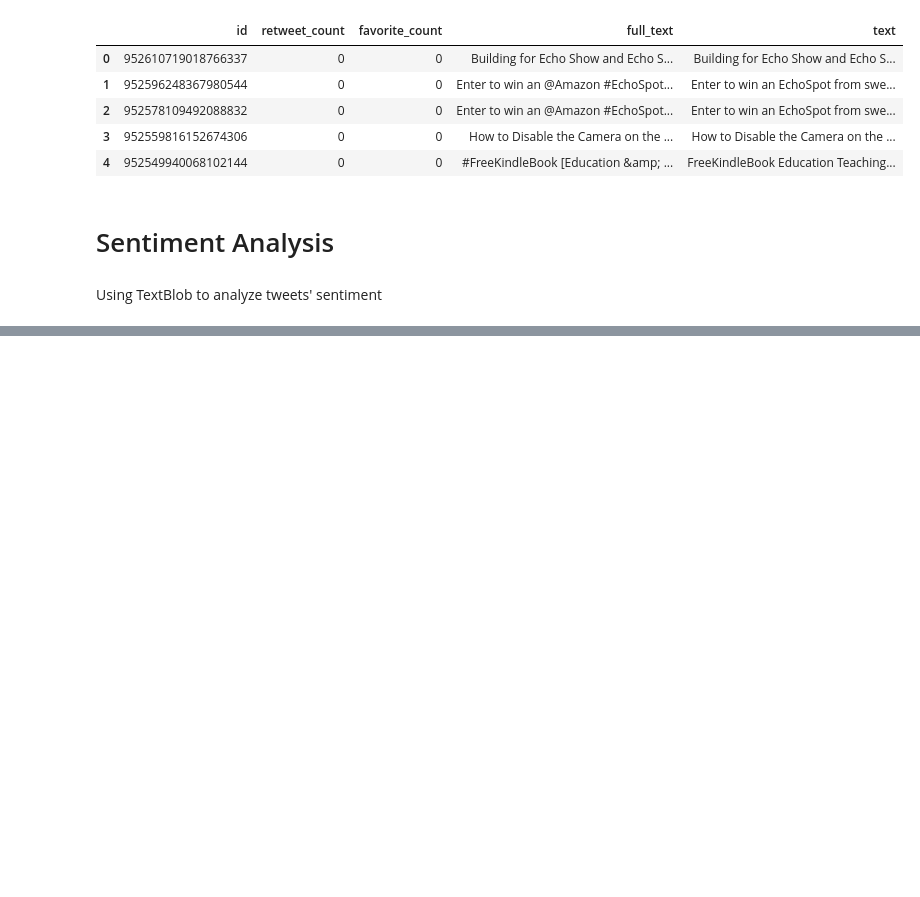
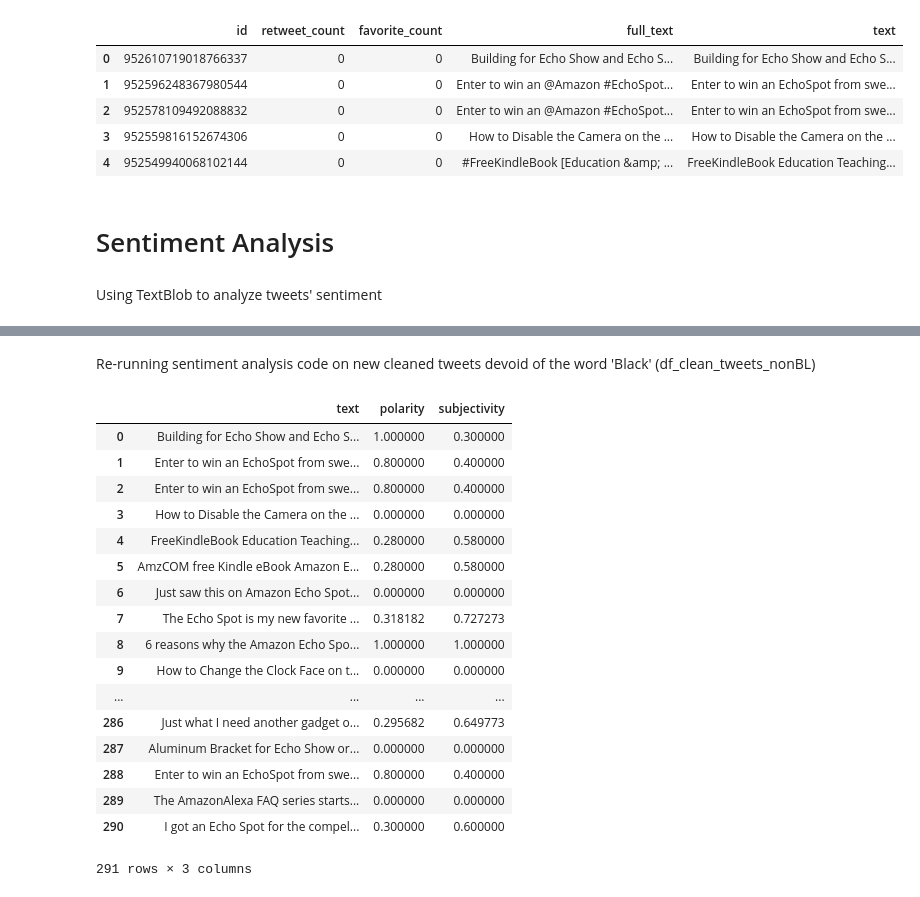
Before and after one commit to varsha-shewale/ActualSubmittedFiles, a Jupyter notebook: EDA_EchoSpot/echo_spot.ipynb, the cells around one changed output, grey strips where cells are left out. Cells and saved outputs as stored; diff of their text form; code cells hidden in the pictures; blank space fills up the shorter version.

```diff
--- a/EDA_EchoSpot/echo_spot.ipynb
+++ b/EDA_EchoSpot/echo_spot.ipynb
@@ -434,5 +239,0 @@ update name as np.NaN for rows that have incorrectly extracted names included he
-# %%
-for index, row in twitter_arc_master_clean.iterrows():
-    if  row['name'] in ['a','the','an','None']:
-        #print row['tweet_id'], row['name'], row['description']
-        twitter_arc_master_clean.loc[index,'name'] = np.NaN
@@ -476,12 +239,0 @@ for index, row in twitter_arc_master_clean.iterrows():
-# %%
-count = 0
-for index, row in twitter_arc_master_clean.iterrows():
-    denom = row['rating_denominator']
-    if pd.notnull(denom) & (denom != 10):
-        count = count + 1
-        print denom, row['rating_numerator'], row['tweet_id'], row['description']
-
-if count==0:
-    print 'All denominators are either NaN or 10.0'
-else:
-    print '%d row(s) has/have denominator that is neither NaN nor 10.' %count
@@ -786,0 +266,24 @@ Based on plot 3, we see that dogs in 'puppo' stage have highest number of mean f
+# %% [markdown]
+Re-running sentiment analysis code on new cleaned tweets devoid of the word 'Black' (df_clean_tweets_nonBL)
+# %%
+df_sentiments_improved = analyze_sentiment(df_clean_tweets_nonBL)
+df_sentiments_improved
+# %% [output]
+|  | text | polarity | subjectivity |
+| 0 | Building for Echo Show and Echo S... | 1.000000 | 0.300000 |
+| 1 | Enter to win an EchoSpot from swe... | 0.800000 | 0.400000 |
+| 2 | Enter to win an EchoSpot from swe... | 0.800000 | 0.400000 |
+| 3 | How to Disable the Camera on the ... | 0.000000 | 0.000000 |
+| 4 | FreeKindleBook Education Teaching... | 0.280000 | 0.580000 |
+| 5 | AmzCOM free Kindle eBook Amazon E... | 0.280000 | 0.580000 |
+| 6 | Just saw this on Amazon Echo Spot... | 0.000000 | 0.000000 |
+| 7 | The Echo Spot is my new favorite ... | 0.318182 | 0.727273 |
+| 8 | 6 reasons why the Amazon Echo Spo... | 1.000000 | 1.000000 |
+| 9 | How to Change the Clock Face on t... | 0.000000 | 0.000000 |
+| ... | ... | ... | ... |
+| 286 | Just what I need another gadget o... | 0.295682 | 0.649773 |
+| 287 | Aluminum Bracket for Echo Show or... | 0.000000 | 0.000000 |
+| 288 | Enter to win an EchoSpot from swe... | 0.800000 | 0.400000 |
+| 289 | The AmazonAlexa FAQ series starts... | 0.000000 | 0.000000 |
+| 290 | I got an Echo Spot for the compel... | 0.300000 | 0.600000 |
+291 rows × 3 columns
```
Also changed, not shown: parts of 95 cells of this notebook, 1 other file.
